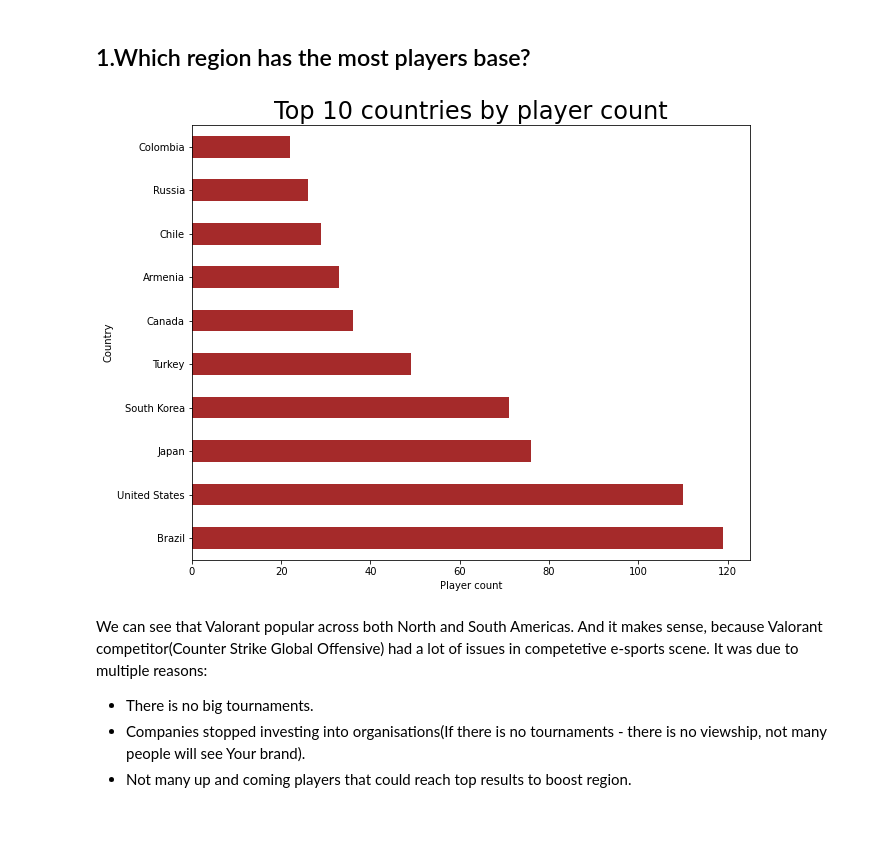
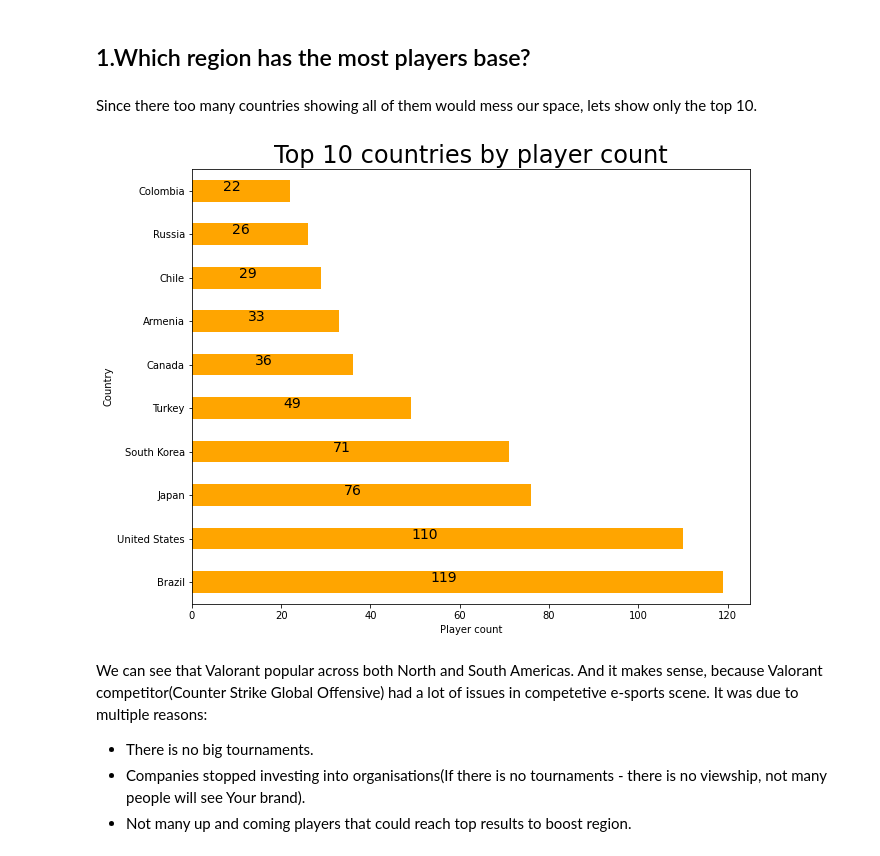
Before and after one commit to NickChirgin/valorant_data_analysis, a Jupyter notebook: analysis.ipynb, the cells around one changed output. Cells and saved outputs as stored; diff of their text form; code cells hidden in the pictures; blank space fills up the shorter version.

```diff
--- a/analysis.ipynb
+++ b/analysis.ipynb
@@ -65,17 +65,22 @@ FBSR       0
 dtype: int64
 # %% [markdown]
 ## 1.Which region has the most players base?
+# %%
+player_by_country = df.groupby(['Country'])['Player'].count().sort_values(ascending=False).head(10)
+no_of_player = list(player_by_country)
+# %% [markdown]
+Since there too many countries showing all of them would mess our space, lets show only the top 10.
 # %%
-player_by_country = df.groupby(['Country'])['Player'].count().sort_values(ascending=False).head(10)
-#Since there too many countries showing all of them would mess our space, lets show only the top 10.
 plt.figure(figsize=(10, 8))
-player_by_country.plot(kind='barh', color='brown')
+player_by_country.plot(kind='barh', color='orange')
 plt.title('Top 10 countries by player count', fontdict={'fontsize': 24})
 plt.ylabel('Country')
 plt.xlabel('Player count')
+for i in range(len(no_of_player)):
+    plt.annotate(no_of_player[i], (no_of_player[i]/2, i), fontsize=14, ha='right')
 plt.show()
 # %% [output]
-[figure, old version]
+[figure, new version]
 # %% [markdown]
 We can see that Valorant popular across both North and South Americas. And it makes sense, because Valorant competitor(Counter Strike Global Offensive) had a lot of issues in competetive e-sports scene. It was due to multiple reasons:
   * There is no big tournaments.
```
Also changed, not shown: parts of 5 cells of this notebook.
